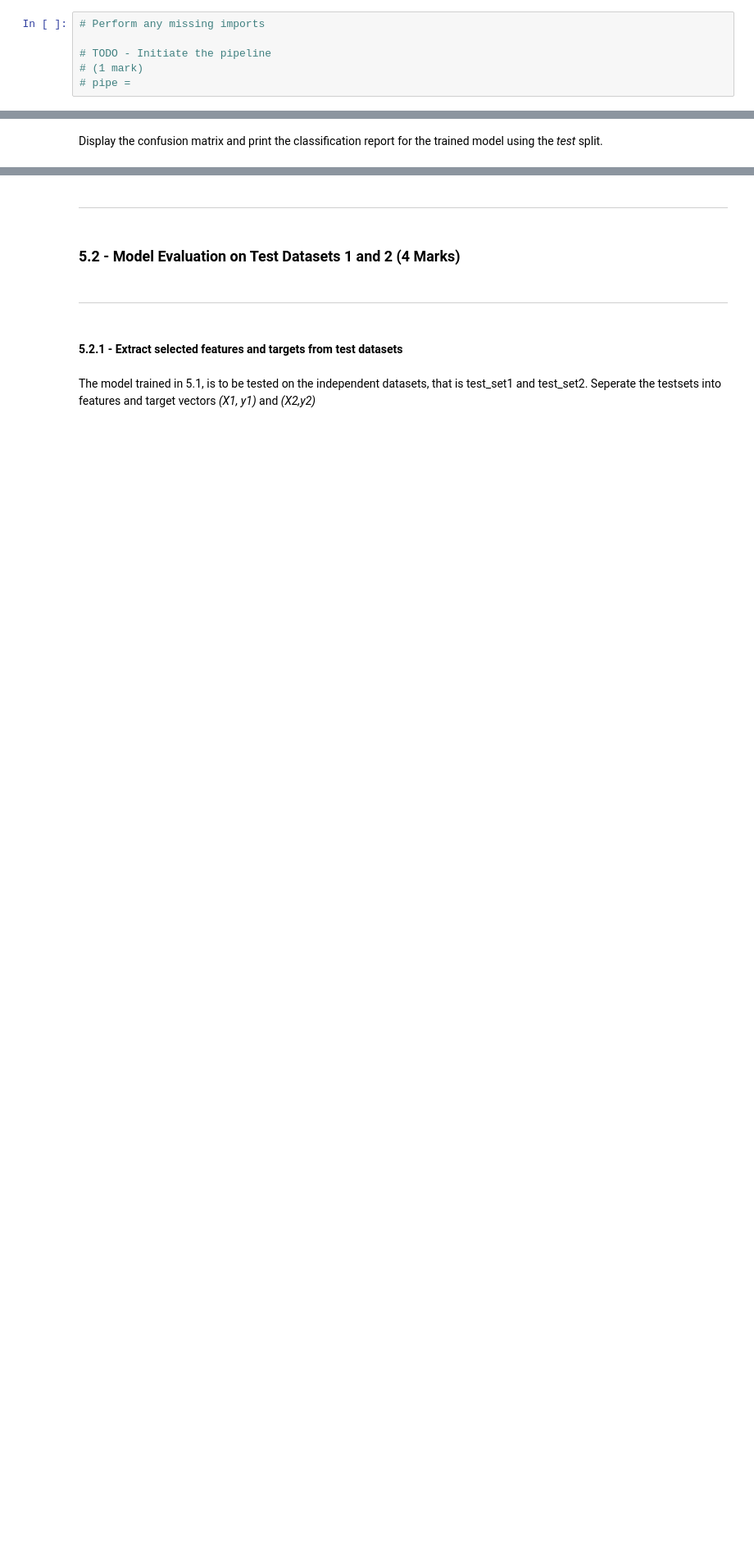
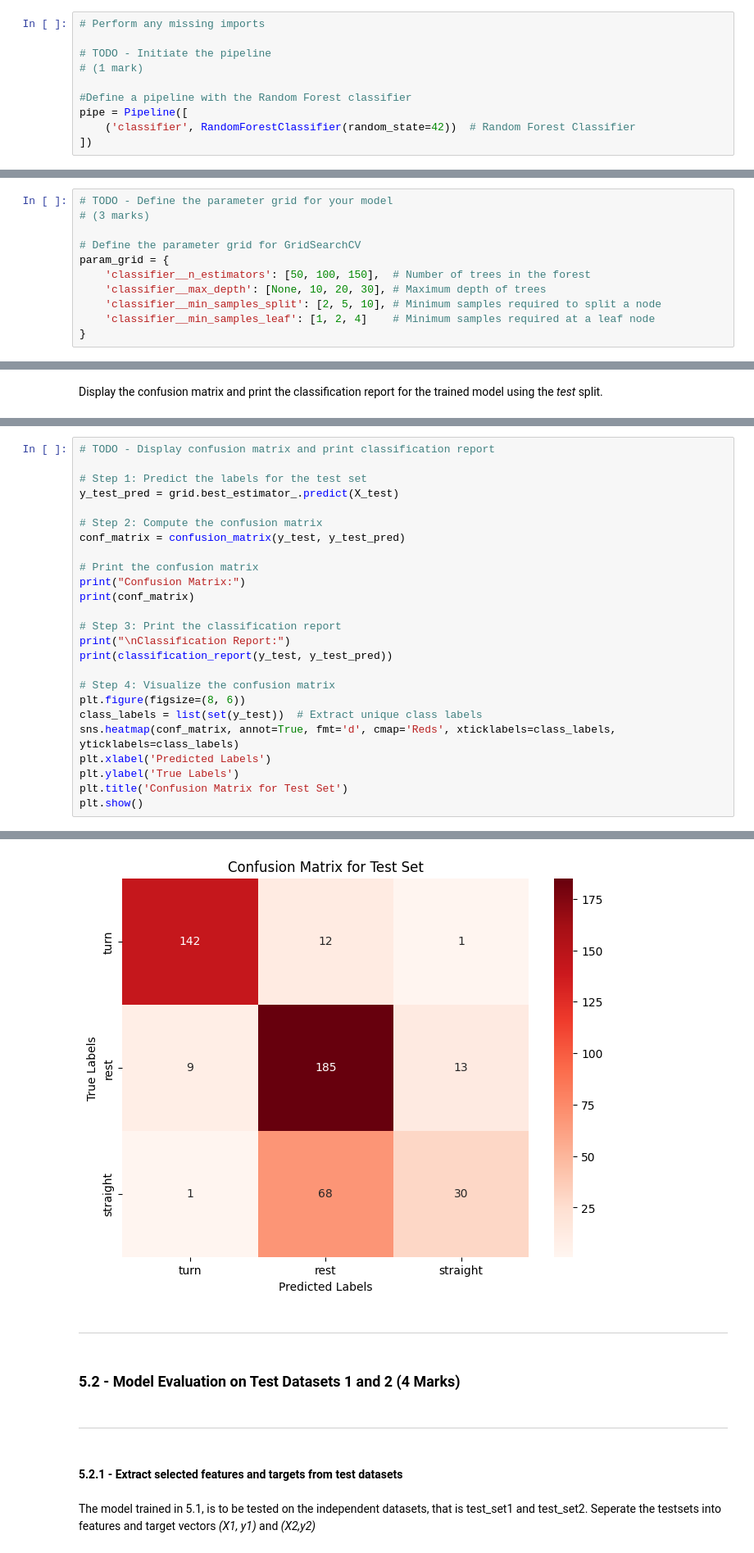
Before and after one commit to Rushad-UCalgary/engg680_2024_fall, a Jupyter notebook: Lab_Assignment4/Assignment 4.ipynb, the cells around one changed output, grey strips where cells are left out. Shown at 82% size. Saved outputs shown, nothing was run; the diff lists cells and outputs as text; blank space fills up the shorter version.

```diff
--- a/Lab_Assignment4/Assignment 4.ipynb
+++ b/Lab_Assignment4/Assignment 4.ipynb
@@ -1932,4 +1975,8 @@ Similar to the steps from **1.2.2** and perform model training and tuning using
 
 # TODO - Initiate the pipeline
 # (1 mark)
-# pipe =
+
+#Define a pipeline with the Random Forest classifier
+pipe = Pipeline([
+    ('classifier', RandomForestClassifier(random_state=42))  # Random Forest Classifier
+])
@@ -1940,3 +1983,14 @@ Similar to the steps from **1.2.2** and perform model training and tuning using
+# %%
+# TODO - Define the parameter grid for your model
+# (3 marks)
+
+# Define the parameter grid for GridSearchCV
+param_grid = {
+    'classifier__n_estimators': [50, 100, 150],  # Number of trees in the forest
+    'classifier__max_depth': [None, 10, 20, 30], # Maximum depth of trees
+    'classifier__min_samples_split': [2, 5, 10], # Minimum samples required to split a node
+    'classifier__min_samples_leaf': [1, 2, 4]    # Minimum samples required at a leaf node
+}
 # %%
 # TODO - Perform the grid search
 grid = GridSearchCV(pipe, param_grid, cv=5, scoring='accuracy', return_train_score=True)
@@ -1973,0 +2043,26 @@ Display the confusion matrix and print the classification report for the trained
+# %%
+# TODO - Display confusion matrix and print classification report
+
+# Step 1: Predict the labels for the test set
+y_test_pred = grid.best_estimator_.predict(X_test)
+
+# Step 2: Compute the confusion matrix
+conf_matrix = confusion_matrix(y_test, y_test_pred)
+
+# Print the confusion matrix
+print("Confusion Matrix:")
+print(conf_matrix)
+
+# Step 3: Print the classification report
+print("\nClassification Report:")
+print(classification_report(y_test, y_test_pred))
+
+# Step 4: Visualize the confusion matrix
+plt.figure(figsize=(8, 6))
+class_labels = list(set(y_test))  # Extract unique class labels
+sns.heatmap(conf_matrix, annot=True, fmt='d', cmap='Reds', xticklabels=class_labels, yticklabels=class_labels)
+plt.xlabel('Predicted Labels')
+plt.ylabel('True Labels')
+plt.title('Confusion Matrix for Test Set')
+plt.show()
+# %% [output]
@@ -1974,3 +2084,4 @@ Display the confusion matrix and print the classification report for the trained
+[figure, added]
 # %% [markdown]
 ___
 # %% [markdown]
```
Also changed, not shown: parts of 37 cells of this notebook.
